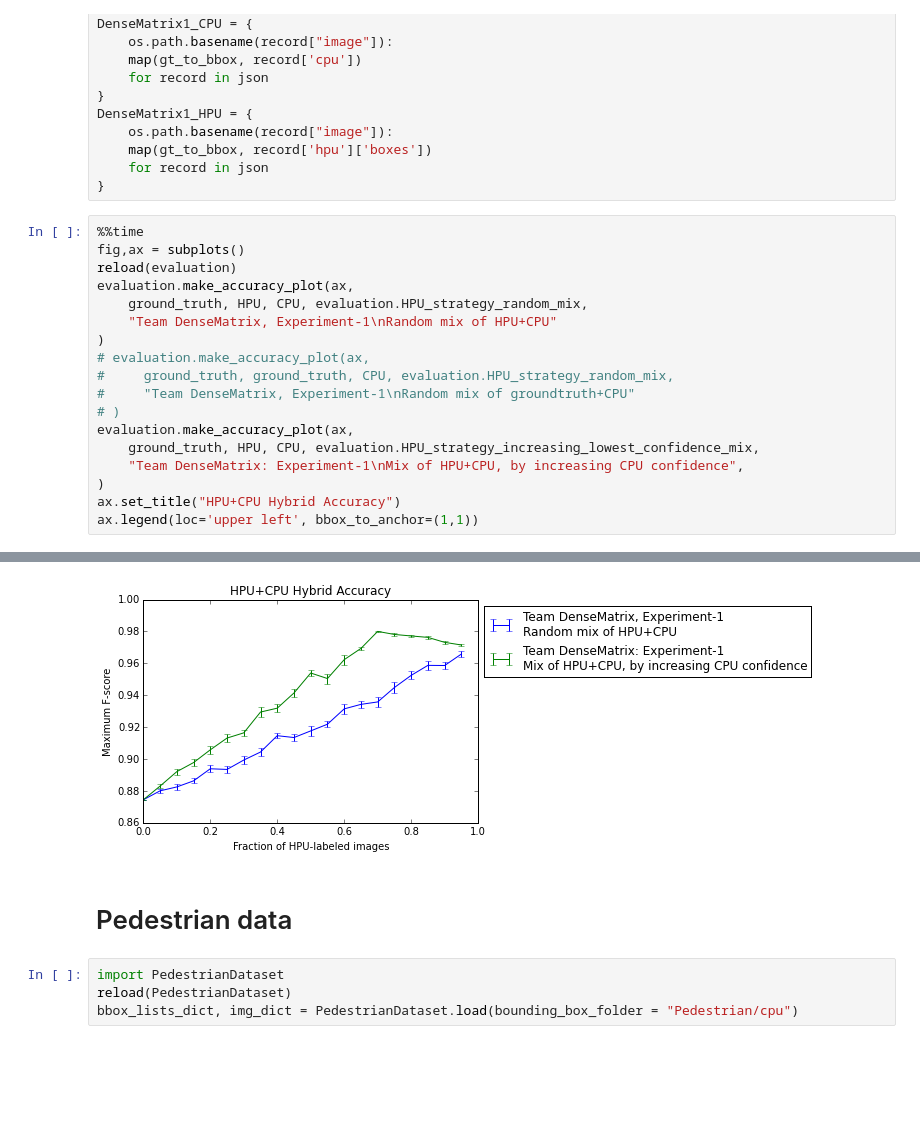
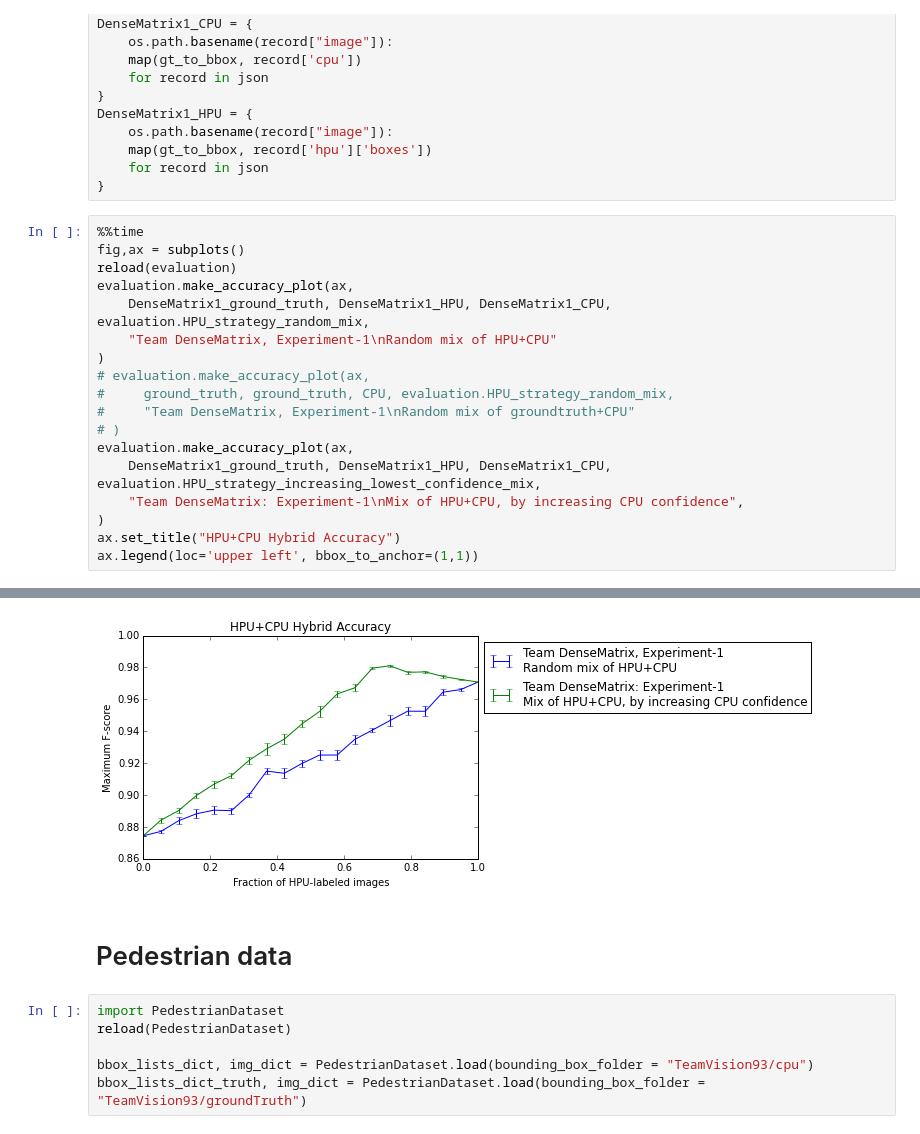
Before and after one commit to gcr/arc-evaluator, a Jupyter notebook: ARC bounding box evaluator.ipynb, the cells around one changed output, grey strips where cells are left out. Cells and saved outputs as stored; diff of their text form; blank space fills up the shorter version.

```diff
--- a/ARC bounding box evaluator.ipynb
+++ b/ARC bounding box evaluator.ipynb
@@ -53,7 +53,7 @@ DenseMatrix1_HPU = {
 fig,ax = subplots()
 reload(evaluation)
 evaluation.make_accuracy_plot(ax,
-    ground_truth, HPU, CPU, evaluation.HPU_strategy_random_mix,
+    DenseMatrix1_ground_truth, DenseMatrix1_HPU, DenseMatrix1_CPU, evaluation.HPU_strategy_random_mix,
     "Team DenseMatrix, Experiment-1\nRandom mix of HPU+CPU"
 )
 # evaluation.make_accuracy_plot(ax,
@@ -61,7 +61,7 @@ evaluation.make_accuracy_plot(ax,
 #     "Team DenseMatrix, Experiment-1\nRandom mix of groundtruth+CPU"
 # )
 evaluation.make_accuracy_plot(ax,
-    ground_truth, HPU, CPU, evaluation.HPU_strategy_increasing_lowest_confidence_mix,
+    DenseMatrix1_ground_truth, DenseMatrix1_HPU, DenseMatrix1_CPU, evaluation.HPU_strategy_increasing_lowest_confidence_mix,
     "Team DenseMatrix: Experiment-1\nMix of HPU+CPU, by increasing CPU confidence",
 )
 ax.set_title("HPU+CPU Hybrid Accuracy")
@@ -74,7 +74,9 @@ Wall time: 5.51 s
-[figure, old version]
+[figure, new version]
 # %% [markdown]
 # Pedestrian data
 # %%
 import PedestrianDataset
 reload(PedestrianDataset)
-bbox_lists_dict, img_dict = PedestrianDataset.load(bounding_box_folder = "Pedestrian/cpu")
+
+bbox_lists_dict, img_dict = PedestrianDataset.load(bounding_box_folder = "TeamVision93/cpu")
+bbox_lists_dict_truth, img_dict = PedestrianDataset.load(bounding_box_folder = "TeamVision93/groundTruth")
```
Also changed, not shown: parts of 6 cells of this notebook, 2 other files.
